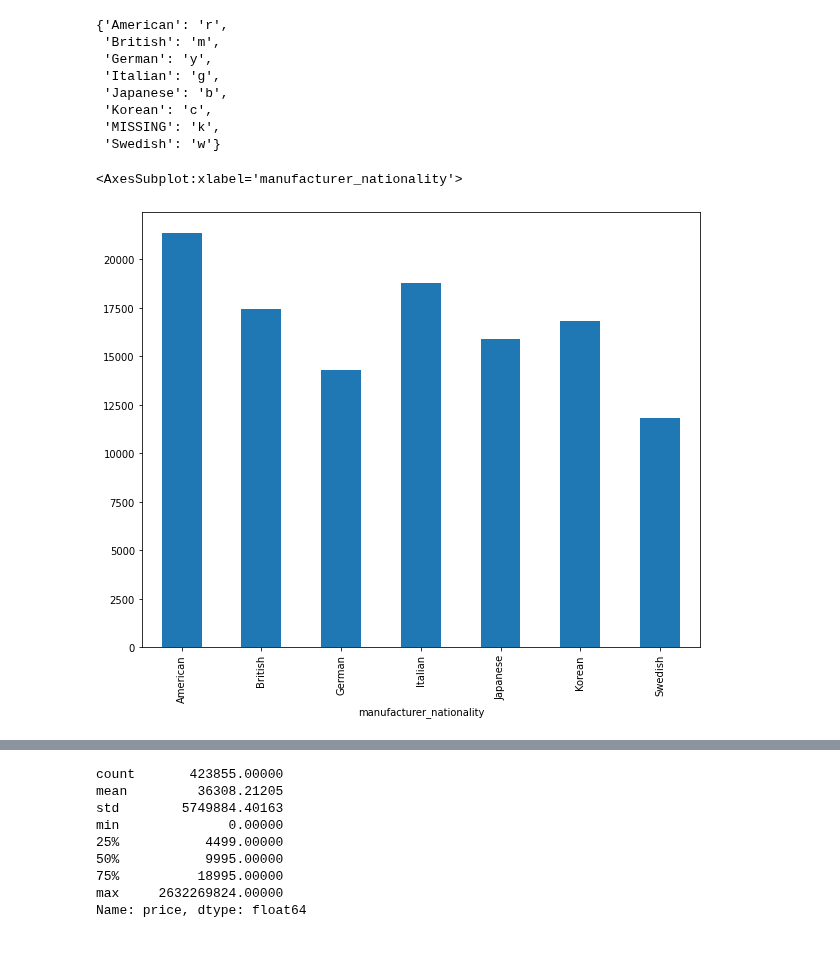
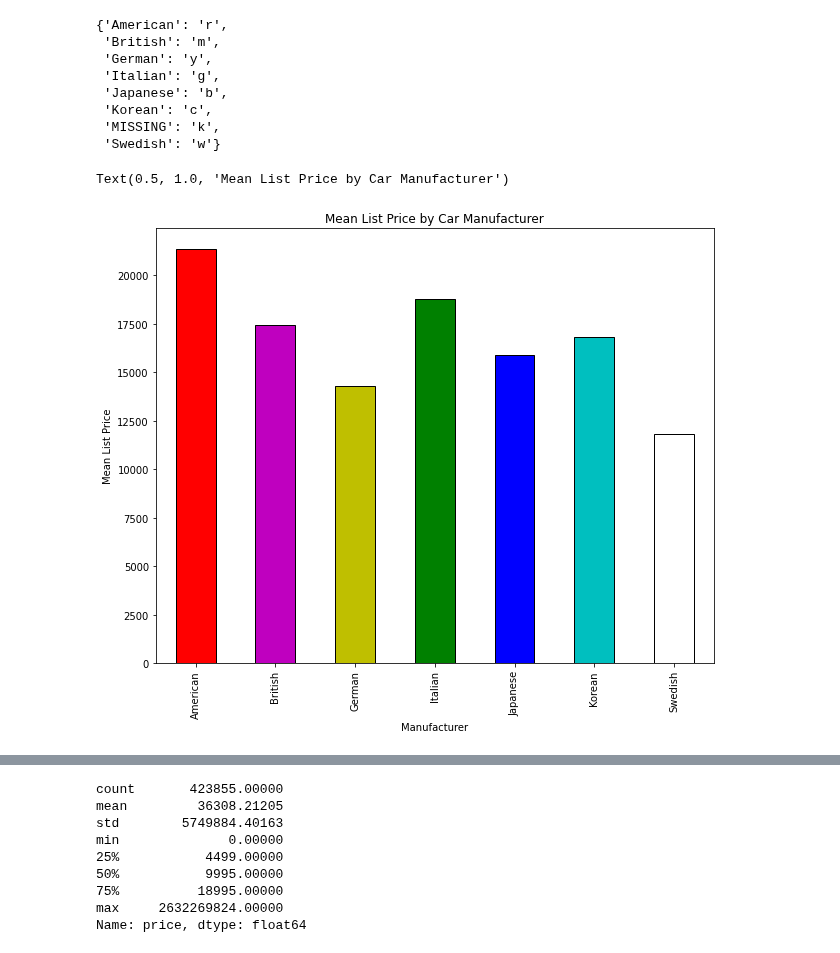
Before and after one commit to matthiasronnau/BANA-212-Final-Project, a Jupyter notebook: BANA-212 Final Project.ipynb, the cells around one changed output, grey strips where cells are left out. Cells and saved outputs as stored; diff of their text form; code cells hidden in the pictures.

Commit message:
Edit manufacturers graphs

```diff
--- a/BANA-212 Final Project.ipynb
+++ b/BANA-212 Final Project.ipynb
@@ -310,8 +310,12 @@ manufacturers_colors
 cars["nationality_colors"] = cars["manufacturer_nationality"].map(manufacturers_colors)
 # %%
 plt.figure(figsize = (10, 8))
-cars.loc[cars["manufacturer_nationality"] != "MISSING"].groupby("manufacturer_nationality")["price"].mean().plot.bar()
+cars.loc[cars["manufacturer_nationality"] != "MISSING"].groupby(
+    "manufacturer_nationality")["price"].mean().plot.bar(color = ["r", "m", "y", "g", "b", "c", "w"], edgecolor = "k")
+plt.xlabel("Manufacturer")
+plt.ylabel("Mean List Price")
+plt.title("Mean List Price by Car Manufacturer")
 # %% [output]
-<AxesSubplot:xlabel='manufacturer_nationality'>
+Text(0.5, 1.0, 'Mean List Price by Car Manufacturer')
-[figure, old version]
+[figure, new version]
 # %%
```
Also changed, not shown: parts of 2 cells of this notebook.
